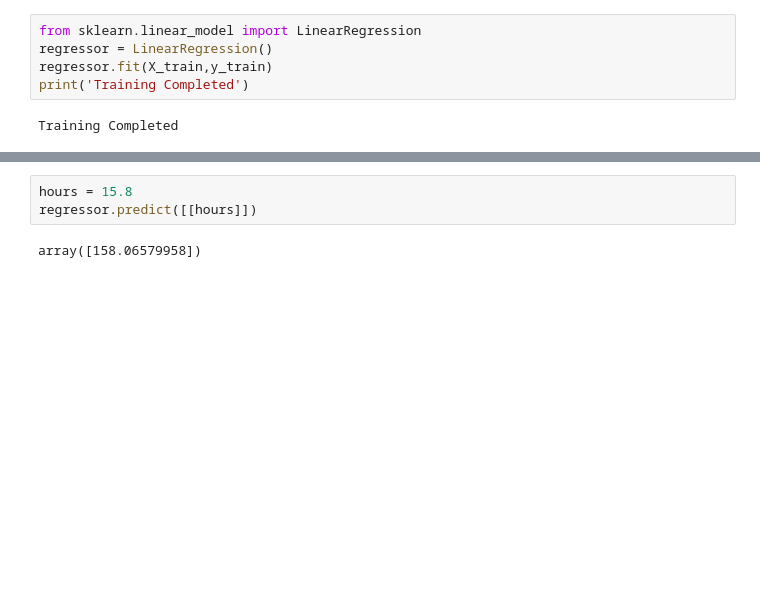
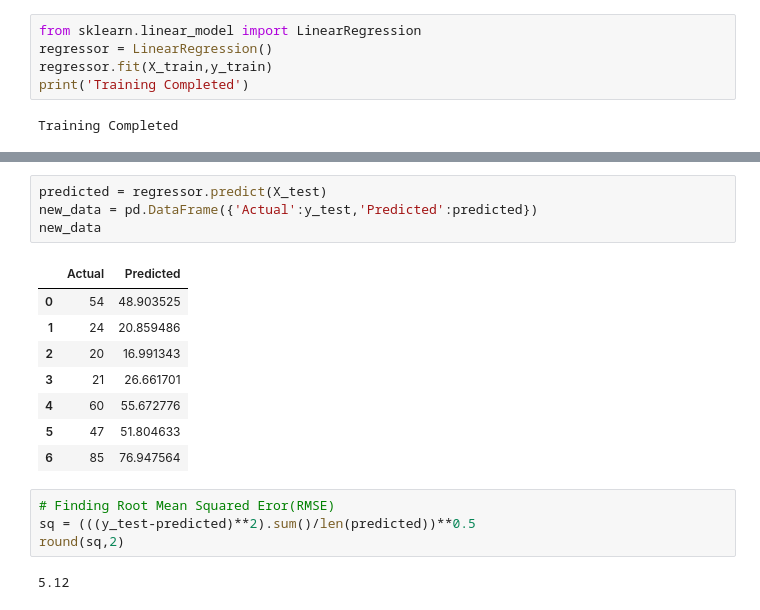
Before and after one commit to Achyut-0705/Learning-ML, a Jupyter notebook: Linear_Regression.ipynb, the cells around one changed output, grey strips where cells are left out. Drawn from its saved outputs; the diff is of its cells as text; blank space fills up the shorter version.

```diff
--- a/Linear_Regression.ipynb
+++ b/Linear_Regression.ipynb
@@ -69,5 +76,19 @@ plt.show()
-# %%
-hours = 15.8
-regressor.predict([[hours]])
-# %% [output]
-array([158.06579958])
+# %%
+predicted = regressor.predict(X_test)
+new_data = pd.DataFrame({'Actual':y_test,'Predicted':predicted})
+new_data
+# %% [output]
+|  | Actual | Predicted |
+| 0 | 54 | 48.903525 |
+| 1 | 24 | 20.859486 |
+| 2 | 20 | 16.991343 |
+| 3 | 21 | 26.661701 |
+| 4 | 60 | 55.672776 |
+| 5 | 47 | 51.804633 |
+| 6 | 85 | 76.947564 |
+# %%
+# Finding Root Mean Squared Eror(RMSE)
+sq = (((y_test-predicted)**2).sum()/len(predicted))**0.5
+round(sq,2)
+# %% [output]
+5.12
```
Also changed, not shown: parts of 3 cells of this notebook.
